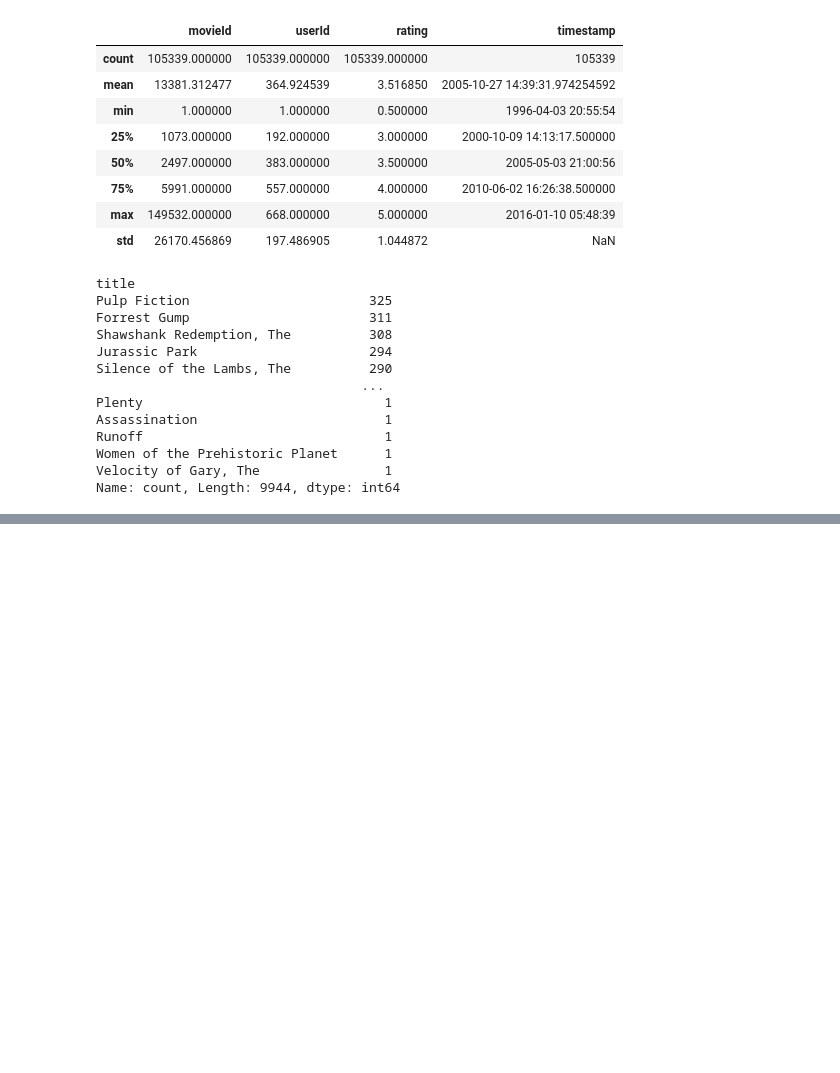
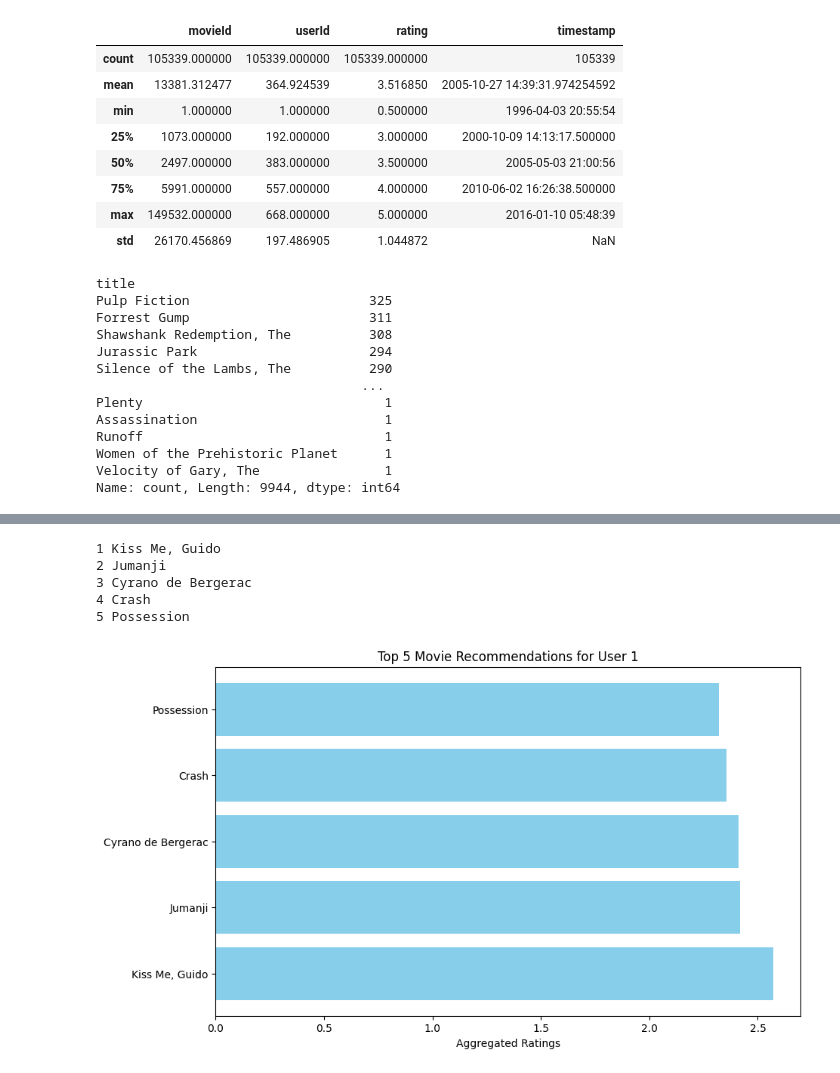
Before and after one commit to Naman-1274/Movie_recommendation_system-Edureka, a Jupyter notebook: Main.ipynb, the cells around one changed output, grey strips where cells are left out. Cells and saved outputs as stored; diff of their text form; code cells hidden in the pictures; blank space fills up the shorter version.

```diff
--- a/Main.ipynb
+++ b/Main.ipynb
@@ -245,0 +263,7 @@ content_based_recommender('Toy Story',5)
+# %%
+user_matrix = df.pivot_table(index='userId', columns='movieId', values='rating')                            # Create a user-movie matrix
+user_matrix = user_matrix.fillna(0)
+# %%
+user_similarity = cosine_similarity(user_matrix)                                                            # the cosine similarity
+user_similarity_df = pd.DataFrame(user_similarity, index=user_matrix.index, columns=user_matrix.index)      # Converting the similarity matrix into a dataframe with user IDs as both
+user_similarity_df.head()
@@ -245,0 +279,41 @@ content_based_recommender('Toy Story',5)
+# %%
+def top_k_similar_users(user_id, k):
+
+    similar_users = user_similarity_df[user_id].sort_values(ascending=False)    # Fetching the user_id from user_similarity_df with sort in(decending order)
+    similar_users = similar_users.drop(user_id)
+
+    return similar_users.head(k)
+# %%
+def collarative_based_recommender(user_id, k, Num_recommendations):
+
+    top_k_users = top_k_similar_users(user_id, k)                                               # calling the function
+
+    top_k_users = user_matrix.loc[top_k_users.index]                                            # Extracting the users index
+    aggregated_ratings = top_k_users.mean(axis=0)                                               # Extracting the Avg rating
+
+    target_user_ratings = user_matrix.loc[user_id]                                              # get the ratings given by the target user
+    movies_to_recommend = aggregated_ratings[target_user_ratings == 0]                          # get the movies that the target user has not rated yet
+
+    top_n_movies = movies_to_recommend.sort_values(ascending=False).head(Num_recommendations)   # sorting the unrated movies(descending order)
+    top_n_movies_titles = top_n_movies.index.map(Movie['title'])                                # get the tital with the help of indices
+
+    sr_no = 1
+    for i in top_n_movies_titles :                                                               # printing the vals
+        print(sr_no,i)
+        sr_no +=1
+
+    plt.figure(figsize=(10, 6))
+    plt.barh(top_n_movies_titles, top_n_movies, color='skyblue')
+    plt.xlabel('Aggregated Ratings')
+    plt.title(f'Top {Num_recommendations} Movie Recommendations for User {user_id}')
+    plt.show()
+# %%
+collab_top_movies = collarative_based_recommender(1,100,5)
+collab_top_movies
+# %% [output]
+1 Kiss Me, Guido
+2 Jumanji
+3 Cyrano de Bergerac
+4 Crash
+5 Possession
+[figure, added]
```
Also changed, not shown: parts of 29 cells of this notebook.
